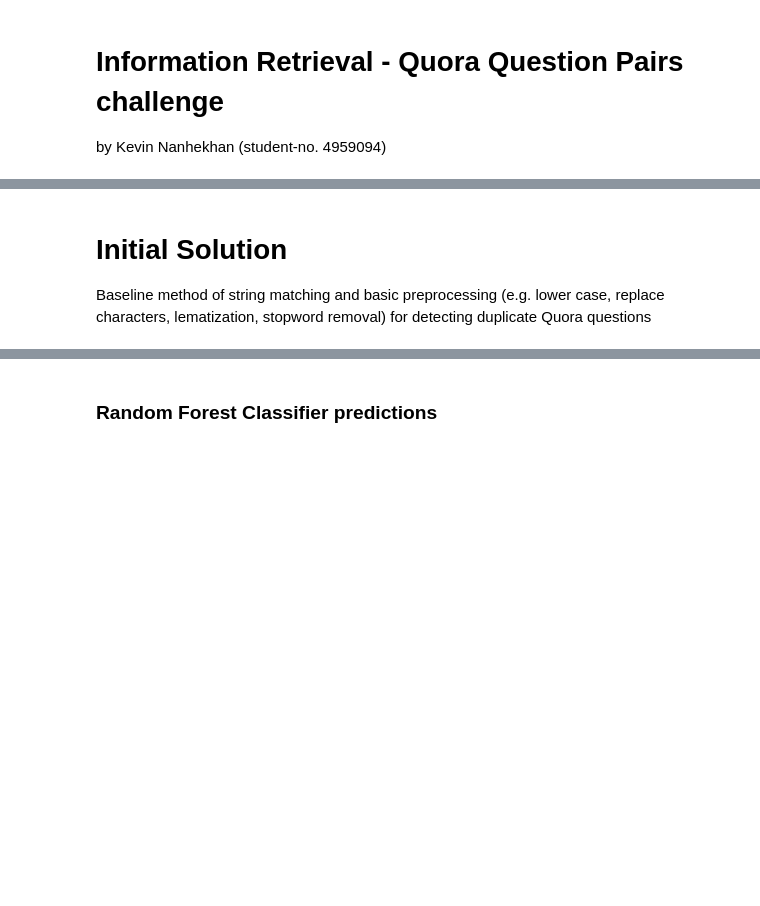
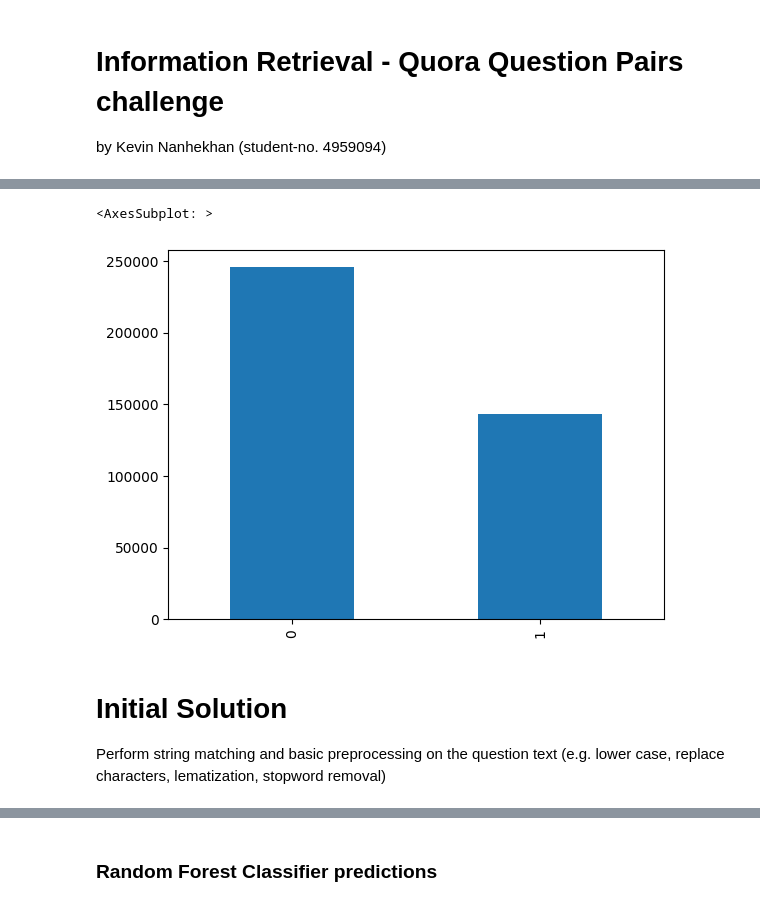
Before and after one commit to kevin-rn/Quora-Duplicate-Question, a Jupyter notebook: Quora-duplicate-question.ipynb, the cells around one changed output, grey strips where cells are left out. Saved outputs shown, nothing was run; the diff lists cells and outputs as text; code cells hidden in the pictures; blank space fills up the shorter version.

```diff
--- a/Quora-duplicate-question.ipynb
+++ b/Quora-duplicate-question.ipynb
@@ -20,0 +31,3 @@ True
+# %%
+data = pd.read_csv('data/Development set.csv', index_col='id')
+data.head()
@@ -21,4 +42,10 @@ True
+# %%
+# Dataset has an imbalance when looking at the amount of non-duplicated vs duplicated questions
+data['is_duplicate'].value_counts().plot.bar()
+# %% [output]
+<AxesSubplot: >
+[figure, added]
 # %% [markdown]
 # Initial Solution
-Baseline method of string matching and basic preprocessing (e.g. lower case, replace characters, lematization, stopword removal) for detecting duplicate Quora questions
+Perform string matching and basic preprocessing on the question text (e.g. lower case, replace characters, lematization, stopword removal)
 # %%
```
Also changed, not shown: parts of 21 cells of this notebook, 9 other files.
